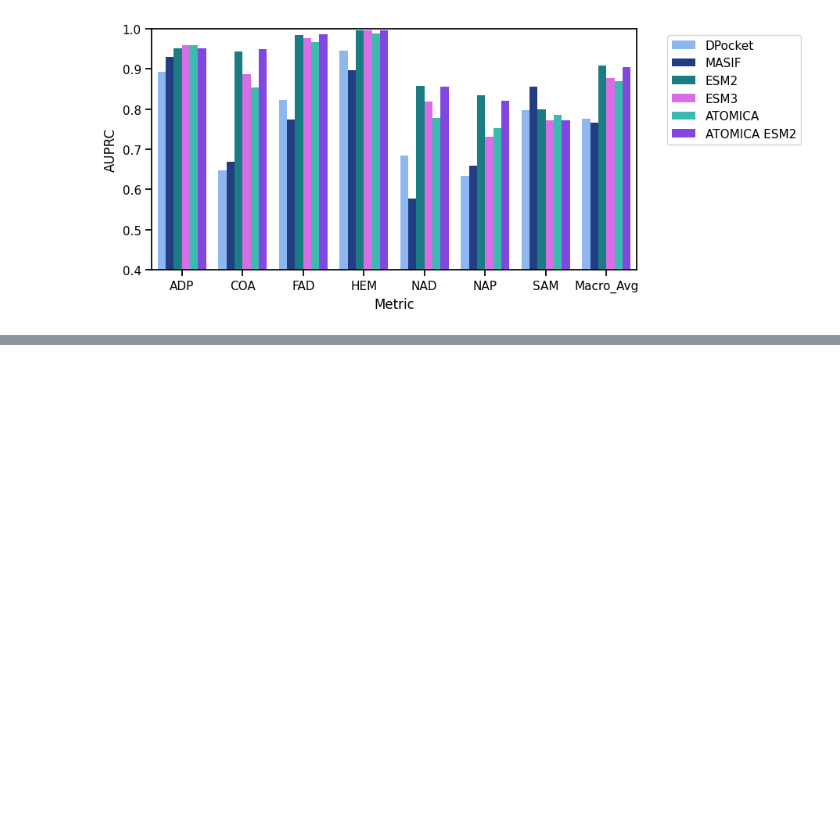
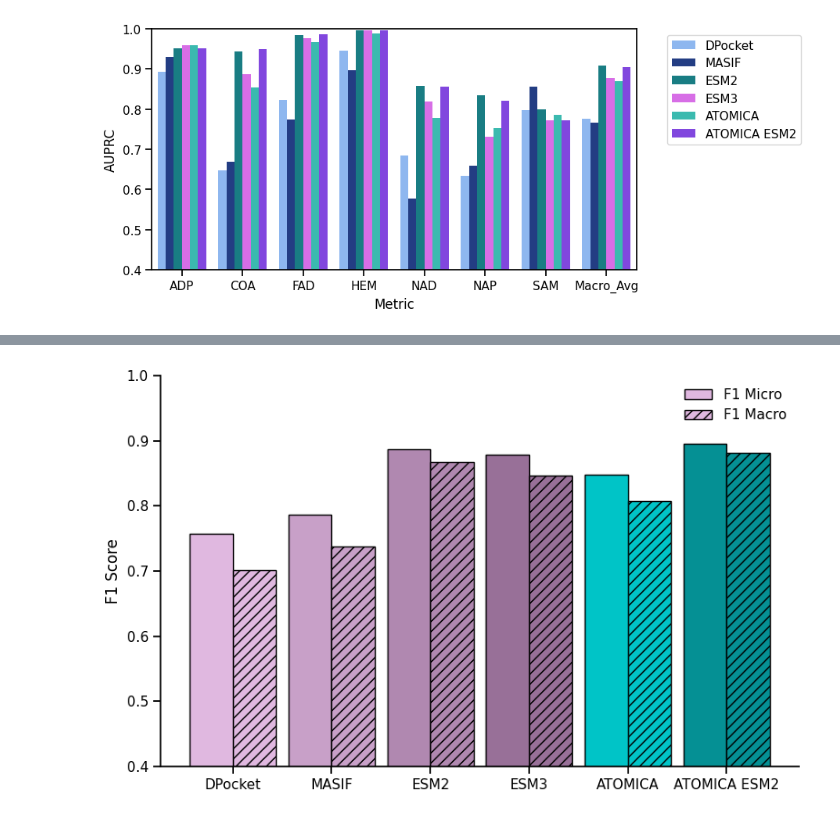
Before and after one commit to mims-harvard/ATOMICA, a Jupyter notebook: case_studies/masif_ligand_benchmark/analyse_dataset.ipynb, the cells around one changed output, grey strips where cells are left out. Cells and saved outputs as stored; diff of their text form; code cells hidden in the pictures; blank space fills up the shorter version.

```diff
--- a/case_studies/masif_ligand_benchmark/analyse_dataset.ipynb
+++ b/case_studies/masif_ligand_benchmark/analyse_dataset.ipynb
@@ -930,0 +973,55 @@ plt.show()
+# %%
+plot_df = metrics_table_df[metrics_table_df['Metric'].str.endswith('F1') & metrics_table_df['Metric'].str.contains('Avg')]
+
+# Separate micro and macro
+micro_df = plot_df[plot_df['Metric'].str.contains('Micro')].copy()
+macro_df = plot_df[plot_df['Metric'].str.contains('Macro')].copy()
+
+# Get unique models in order
+models = plot_df['Model'].unique()
+n_models = len(models)
+
+# Prepare data for grouped bars
+width = 0.35  # Width of each bar
+spacing = 0.8  # Spacing between model groups
+
+# Create x positions with gaps between model groups
+x = np.arange(n_models) * spacing
+
+# Get values for both metrics for each model
+f1_micro_means = [micro_df[micro_df['Model'] == model]['Value'].values[0] if len(micro_df[micro_df['Model'] == model]) > 0 else 0 for model in models]
+f1_macro_means = [macro_df[macro_df['Model'] == model]['Value'].values[0] if len(macro_df[macro_df['Model'] == model]) > 0 else 0 for model in models]
+
+# Create the plot
+fig, ax = plt.subplots(figsize=(8, 5))
+
+# Define colors for models
+model_colors = ['#E0B8E0', '#C8A0C8', '#B088B0', '#987098', atomica_color, ensemble_color]
+
+# Plot bars side by side with no gap (adjacent positions)
+# f1_micro bars (left, solid)
+for i, model in enumerate(models):
+    ax.bar(x[i] - width/2, f1_micro_means[i], width,
+           color=model_colors[i], edgecolor='black', linewidth=1,
+           label='F1 Micro' if i == 0 else '')
+
+# f1_macro bars (right, with diagonal hatching)
+for i, model in enumerate(models):
+    ax.bar(x[i] + width/2, f1_macro_means[i], width,
+           color=model_colors[i], edgecolor='black', linewidth=1,
+           hatch='///', label='F1 Macro' if i == 0 else '')
+
+# Customize the plot
+ax.set_ylabel('F1 Score', fontsize=12)
+ax.set_xlabel('', fontsize=12)
+ax.set_ylim(0.4, 1.0)
+ax.set_xticks(x)
+ax.set_xticklabels(models)
+ax.legend(loc='best', frameon=False)
+sns.despine()
+
+plt.tight_layout()
+plt.savefig('masif_ligand_benchmark_f1_avg.svg', format='svg', bbox_inches='tight')
+plt.show()
+# %% [output]
+[figure, added]
```
Also changed, not shown: parts of 8 cells of this notebook, 3 other files.
